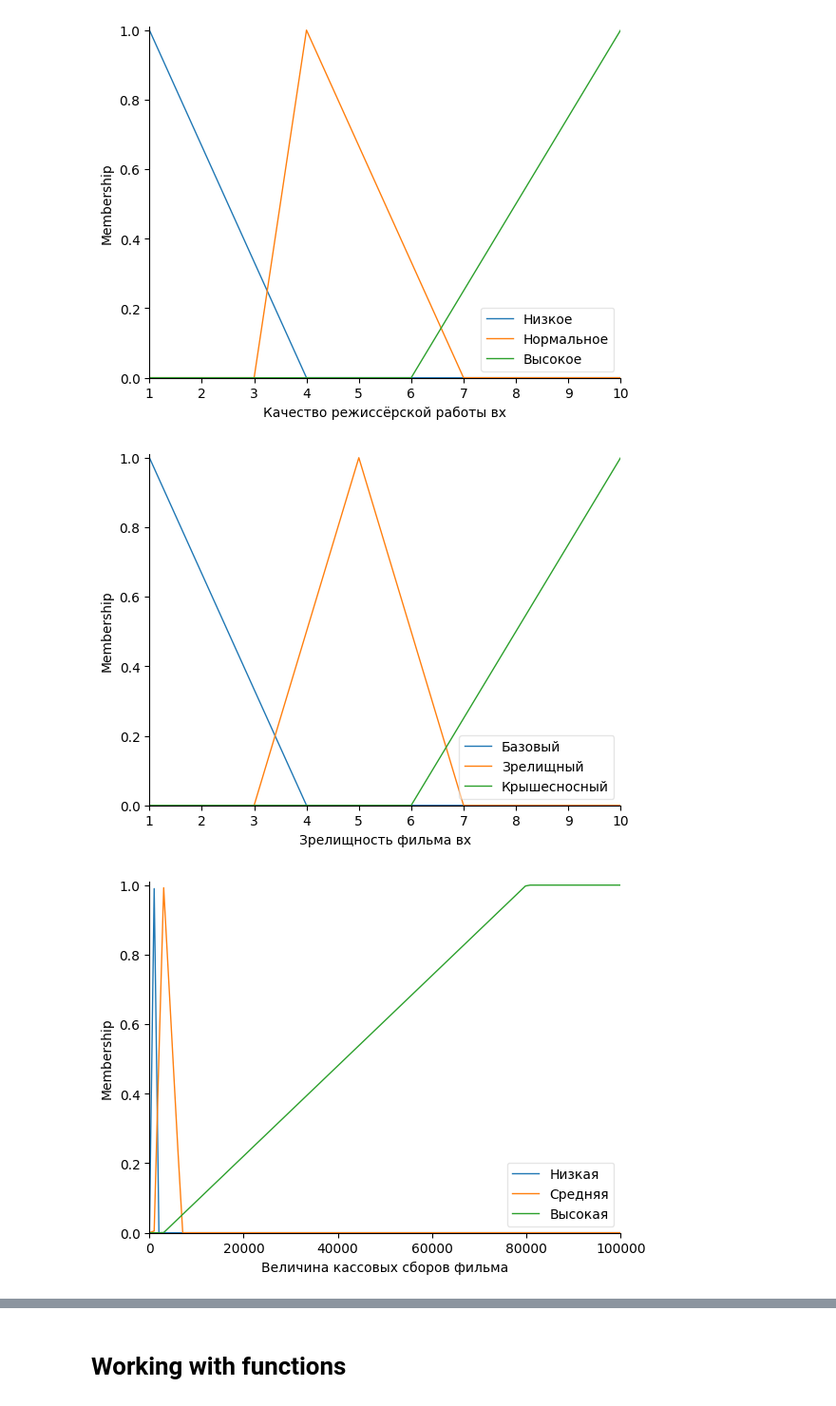
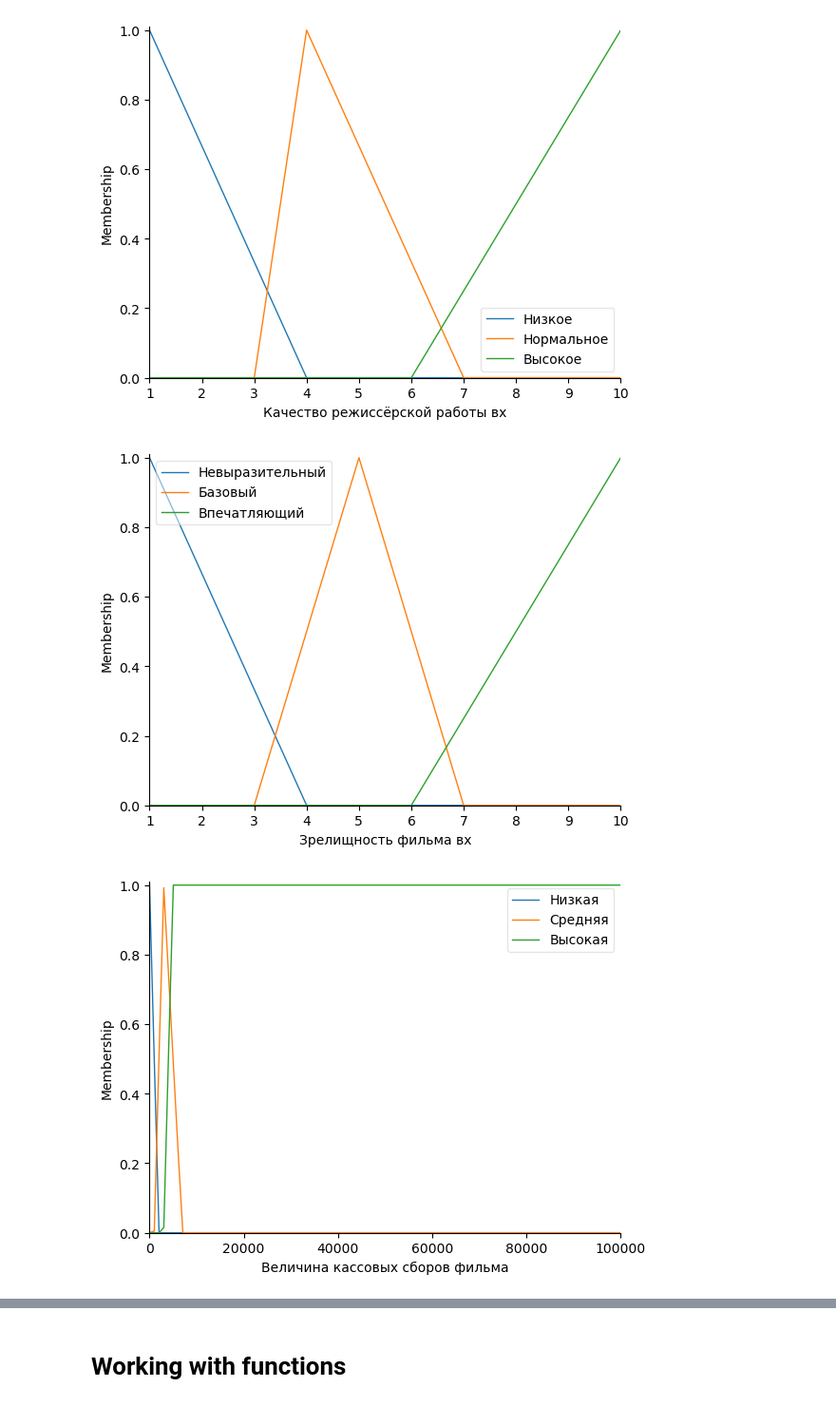
Before and after one commit to vitamin1312/DecisionTheory, a Jupyter notebook: FuzzyLogic/main.ipynb, the cells around one changed output, grey strips where cells are left out. Shown at 95% size. Saved outputs shown, nothing was run; the diff lists cells and outputs as text; code cells hidden in the pictures.

```diff
--- a/FuzzyLogic/main.ipynb
+++ b/FuzzyLogic/main.ipynb
@@ -236,21 +240,21 @@ work_quality_inp.view()
 # %%
 entertainment_inp = Antecedent(np.linspace(1, 10, 100), 'Зрелищность фильма вх')
 
-entertainment_inp['Базовый'] = fuzz.trimf(entertainment_inp.universe, [1, 1, 4])
-entertainment_inp['Зрелищный'] = fuzz.trimf(entertainment_inp.universe, [3, 5, 7])
-entertainment_inp['Крышесносный'] = fuzz.trimf(entertainment_inp.universe, [6, 10, 10])
+entertainment_inp['Невыразительный'] = fuzz.trimf(entertainment_inp.universe, [1, 1, 4])
+entertainment_inp['Базовый'] = fuzz.trimf(entertainment_inp.universe, [3, 5, 7])
+entertainment_inp['Впечатляющий'] = fuzz.trimf(entertainment_inp.universe, [6, 10, 10])
 
 entertainment_inp.view()
 # %% [output]
-[figure, old version]
+[figure, new version]
 # %%
 box_office = Consequent(np.linspace(0, 100_000, 100), 'Величина кассовых сборов фильма')
 
-box_office['Низкая'] = fuzz.trimf(box_office.universe, [0, 1_000, 2_000])
+box_office['Низкая'] = fuzz.trimf(box_office.universe, [0, 0, 2_000])
 box_office['Средняя'] = fuzz.trimf(box_office.universe, [1_000, 3_000, 7_000])
-box_office['Высокая'] = fuzz.trapmf(box_office.universe, [3_000, 80_000, 100_000, 100_000])
+box_office['Высокая'] = fuzz.trapmf(box_office.universe, [3_000, 5_000, 100_000, 100_000])
 
 box_office.view()
 # %% [output]
-[figure, old version]
+[figure, new version]
 # %%
```
Also changed, not shown: parts of 23 cells of this notebook.
